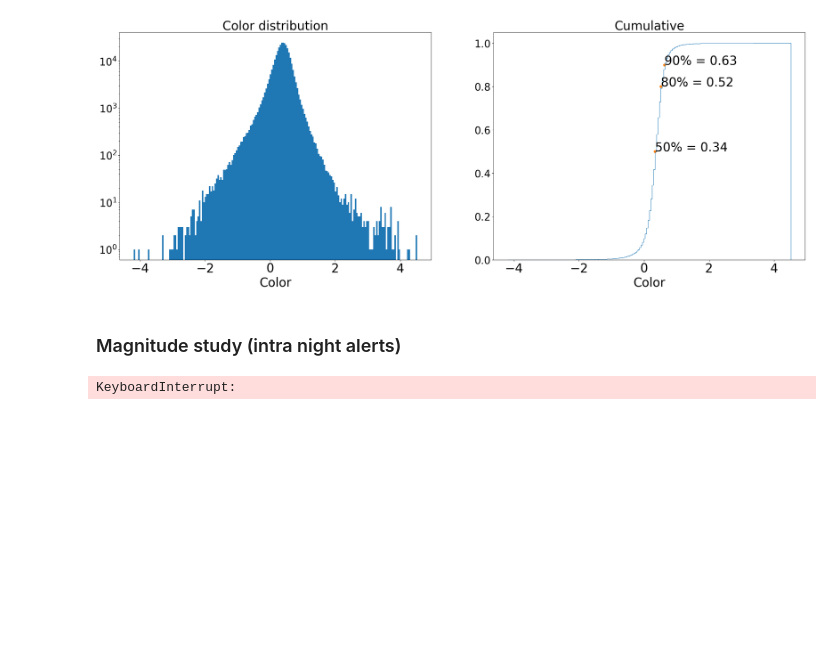
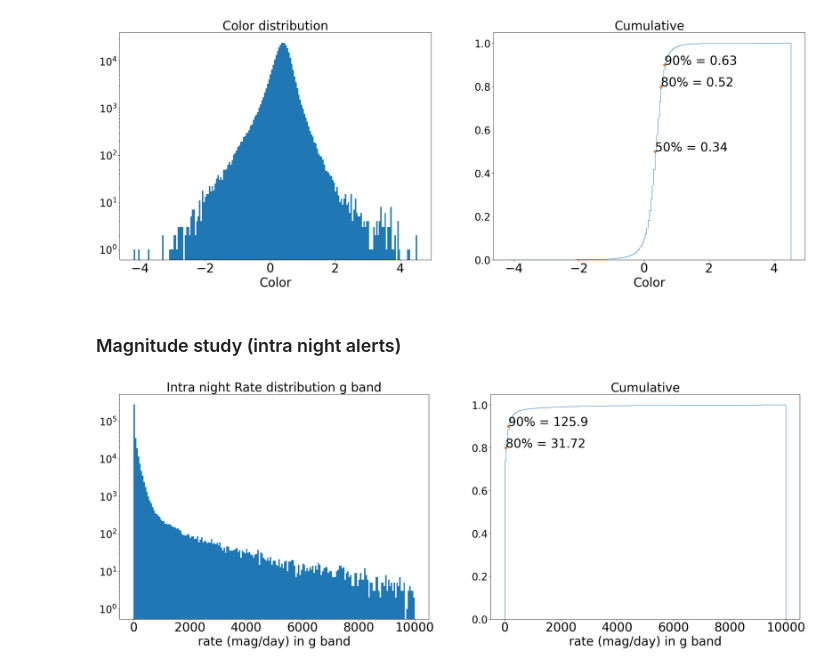
Before and after one commit to FusRoman/fink-fat, a Jupyter notebook: notebook/parameters_selection/mag_study.ipynb, the cells around one changed output. Cells and saved outputs as stored; diff of their text form; code cells hidden in the pictures; blank space fills up the shorter version.

```diff
--- a/notebook/parameters_selection/mag_study.ipynb
+++ b/notebook/parameters_selection/mag_study.ipynb
@@ -77,8 +77,16 @@ prep_intra_rate_gb = confirmed_sso[["ssnamenr", "nid", "jd", "dcmag", "fid"]].so
     nb_obs=("dcmag", len)
 )
 # %%
-prep_intra_rate = prep_intra_rate_gb[prep_intra_rate_gb["nb_obs"] == 2]
+prep_intra_rate = prep_intra_rate_gb[prep_intra_rate_gb["nb_obs"] > 1]
 # %%
 intra_rate_and_color = prep_intra_rate.reset_index(drop=True).swifter.apply(es.mag_df, axis=1)
-# %% [output]
-KeyboardInterrupt:
+# %%
+intra_rate_g = intra_rate_and_color.explode().reset_index(drop=True)[::3].explode().reset_index(drop=True).replace([np.inf], np.nan).dropna()
+intra_rate_r = intra_rate_and_color.explode().reset_index(drop=True)[1::3].explode().reset_index(drop=True).replace([np.inf], np.nan).dropna()
+intra_color = intra_rate_and_color.explode().reset_index(drop=True)[2::3].explode().reset_index(drop=True)
+intra_color = intra_color[intra_color != 0]
+# %%
+sup_lim = 10000
+es.plot_hist_and_cdf(intra_rate_g, [0, sup_lim], "Intra night Rate distribution g band", "rate (mag/day) in g band", "", [0, sup_lim], "Cumulative", "rate (mag/day) in g band", "")
+# %% [output]
+[figure, added]
```
Also changed, not shown: parts of 2 cells of this notebook, 5 other files.
